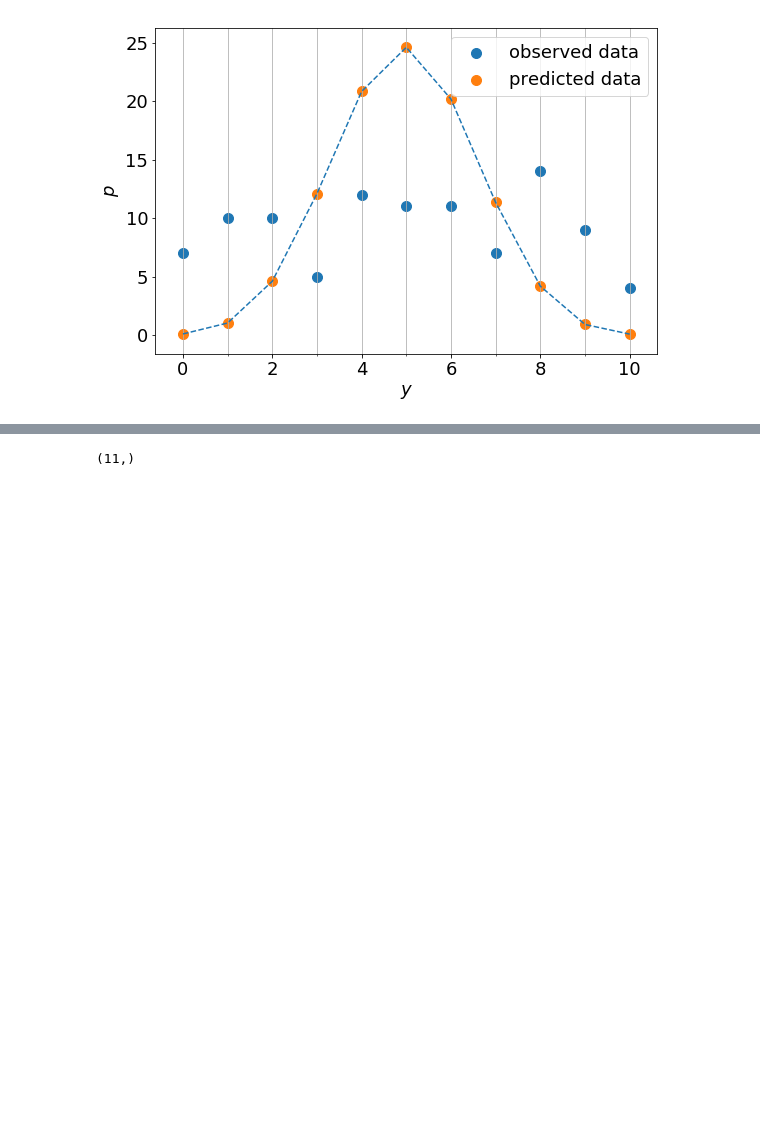
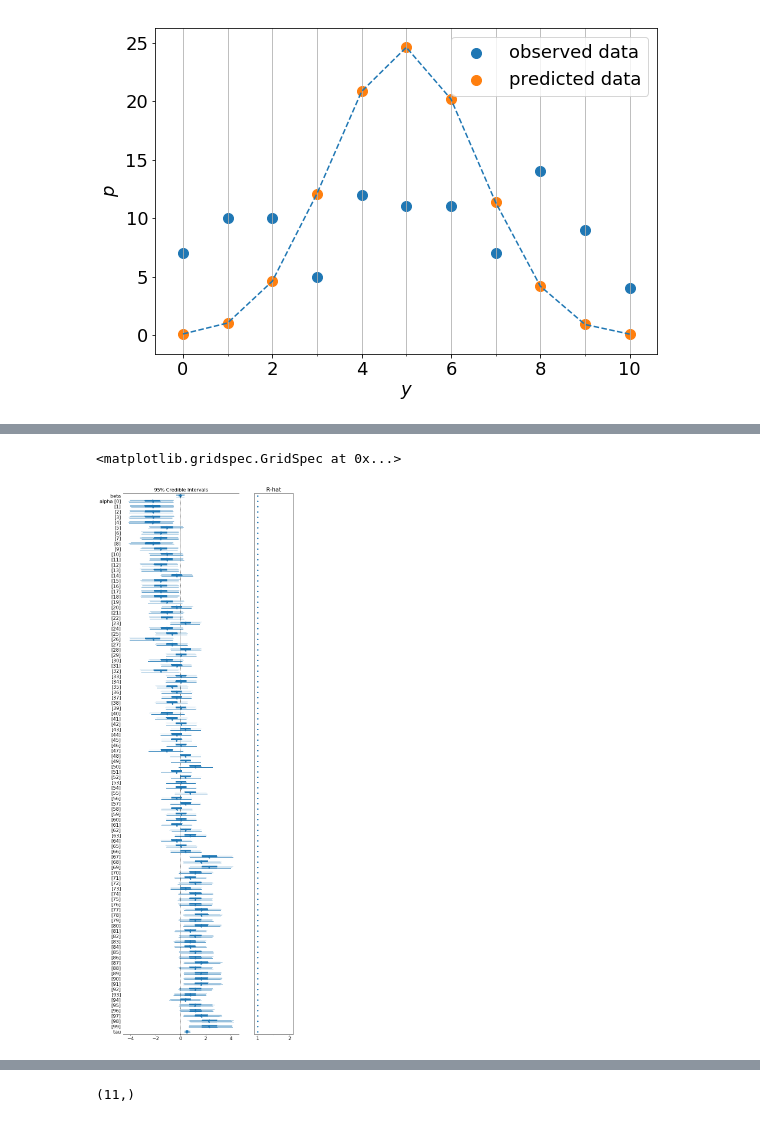
Before and after one commit to seiya-kumada/cct_blog, a Jupyter notebook: pymc3/sample_0.ipynb, the cells around one changed output, grey strips where cells are left out. Saved outputs shown, nothing was run; the diff lists cells and outputs as text; code cells hidden in the pictures; blank space fills up the shorter version.

```diff
--- a/pymc3/sample_0.ipynb
+++ b/pymc3/sample_0.ipynb
@@ -110,0 +131,6 @@ plt.show()
+# %%
+plt.figure(figsize=(10, 30))
+pm.forestplot(trace)
+# %% [output]
+<matplotlib.gridspec.GridSpec at 0x...>
+[figure, added]
```
Also changed, not shown: parts of 8 cells of this notebook.
